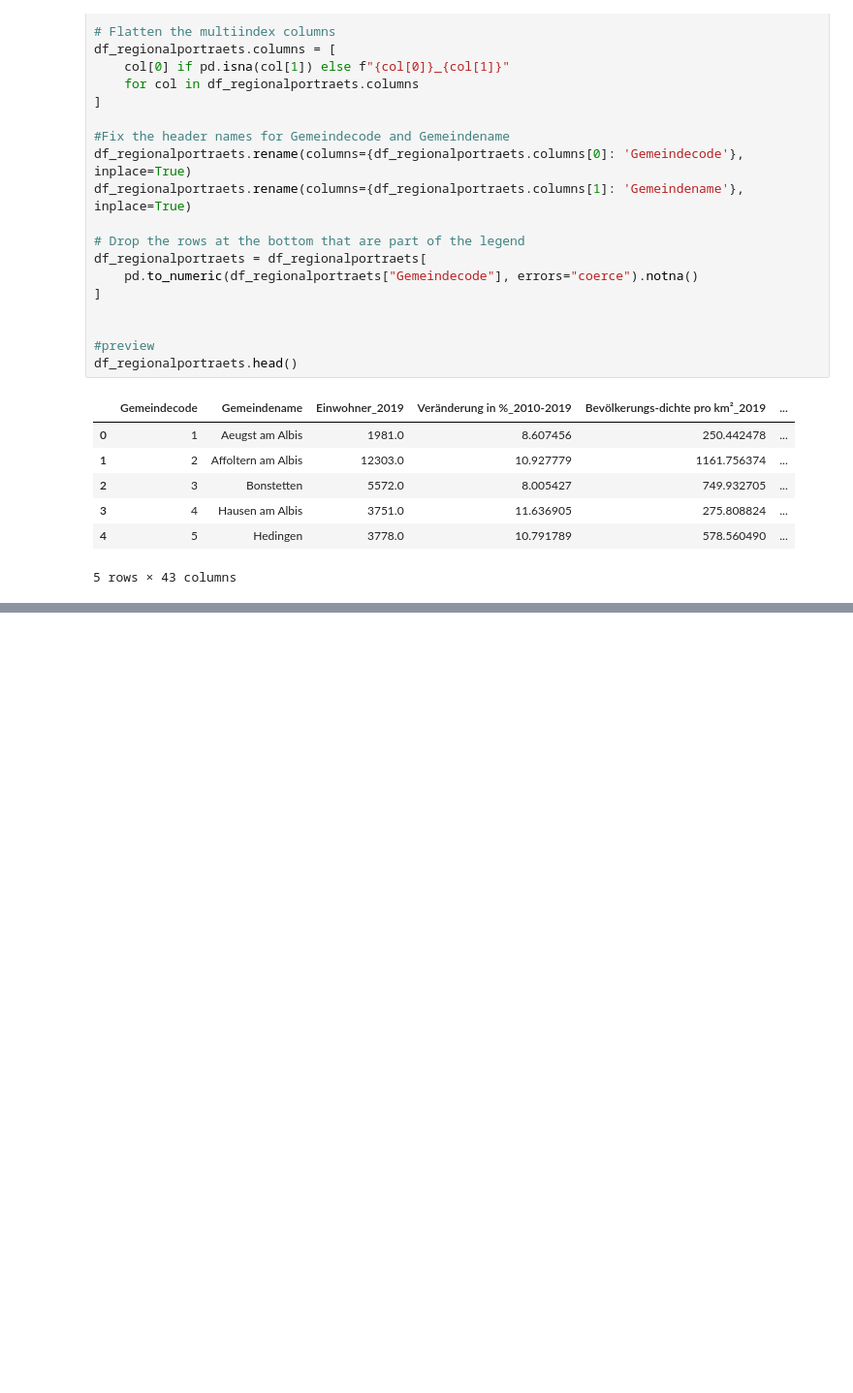
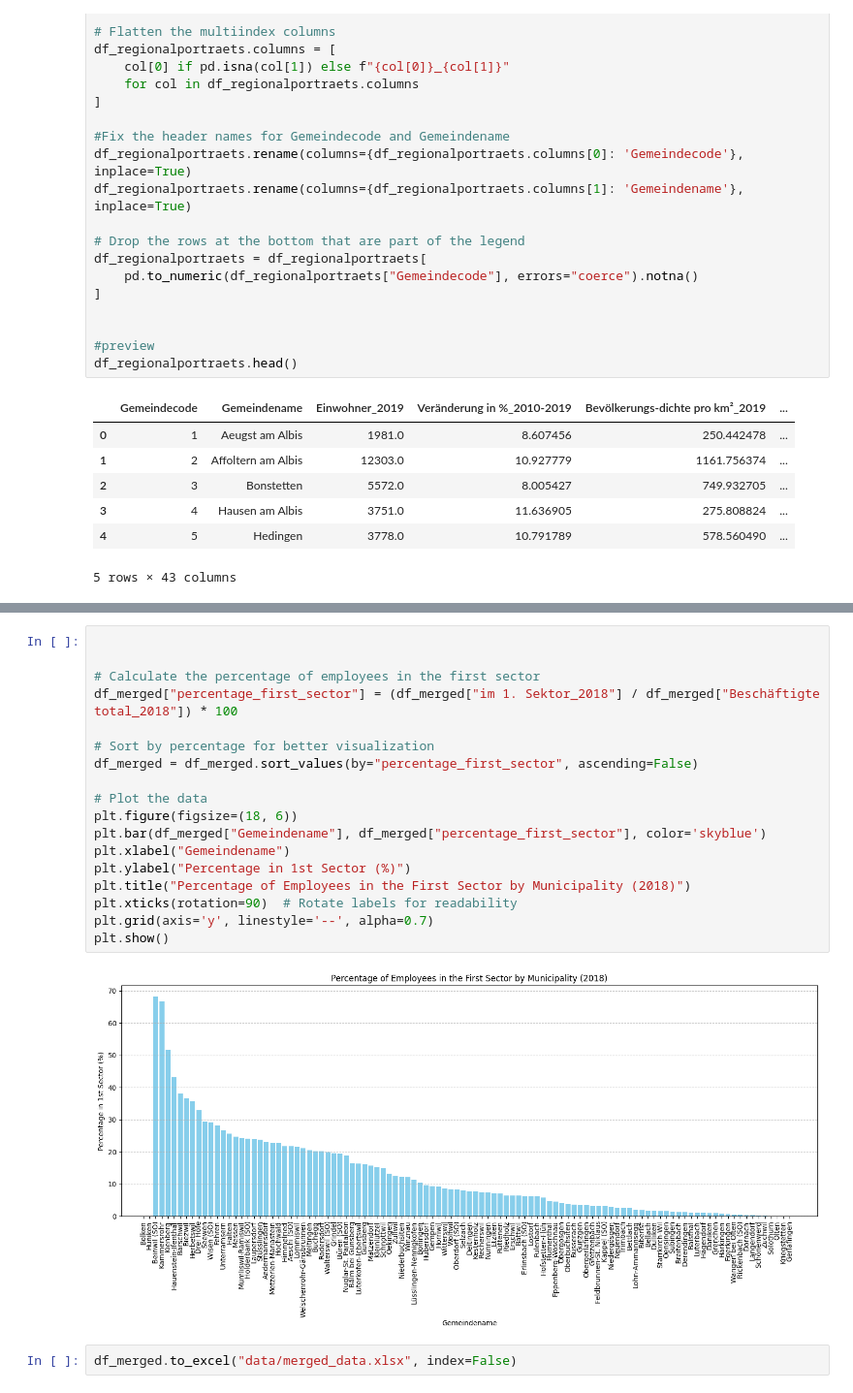
Before and after one commit to benajakuhn/dawrAssignment1, a Jupyter notebook: Assignment1.ipynb, the cells around one changed output, grey strips where cells are left out. Shown at 97% size. Saved outputs shown, nothing was run; the diff lists cells and outputs as text; blank space fills up the shorter version.

```diff
--- a/Assignment1.ipynb
+++ b/Assignment1.ipynb
@@ -101,0 +152,22 @@ df_merged.head()
+# %%
+
+
+# Calculate the percentage of employees in the first sector
+df_merged["percentage_first_sector"] = (df_merged["im 1. Sektor_2018"] / df_merged["Beschäftigte total_2018"]) * 100
+
+# Sort by percentage for better visualization
+df_merged = df_merged.sort_values(by="percentage_first_sector", ascending=False)
+
+# Plot the data
+plt.figure(figsize=(18, 6))
+plt.bar(df_merged["Gemeindename"], df_merged["percentage_first_sector"], color='skyblue')
+plt.xlabel("Gemeindename")
+plt.ylabel("Percentage in 1st Sector (%)")
+plt.title("Percentage of Employees in the First Sector by Municipality (2018)")
+plt.xticks(rotation=90)  # Rotate labels for readability
+plt.grid(axis='y', linestyle='--', alpha=0.7)
+plt.show()
+# %% [output]
+[figure, added]
+# %%
+df_merged.to_excel("data/merged_data.xlsx", index=False)
```
Also changed, not shown: parts of 5 cells of this notebook.
